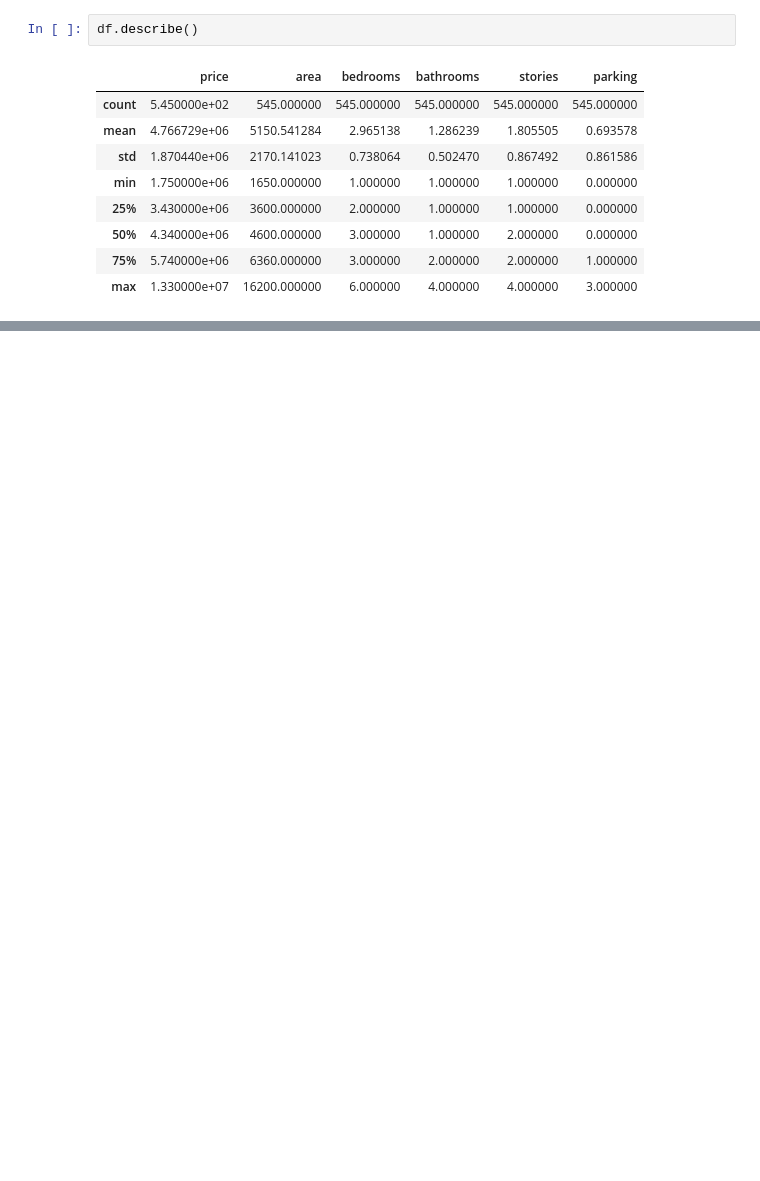
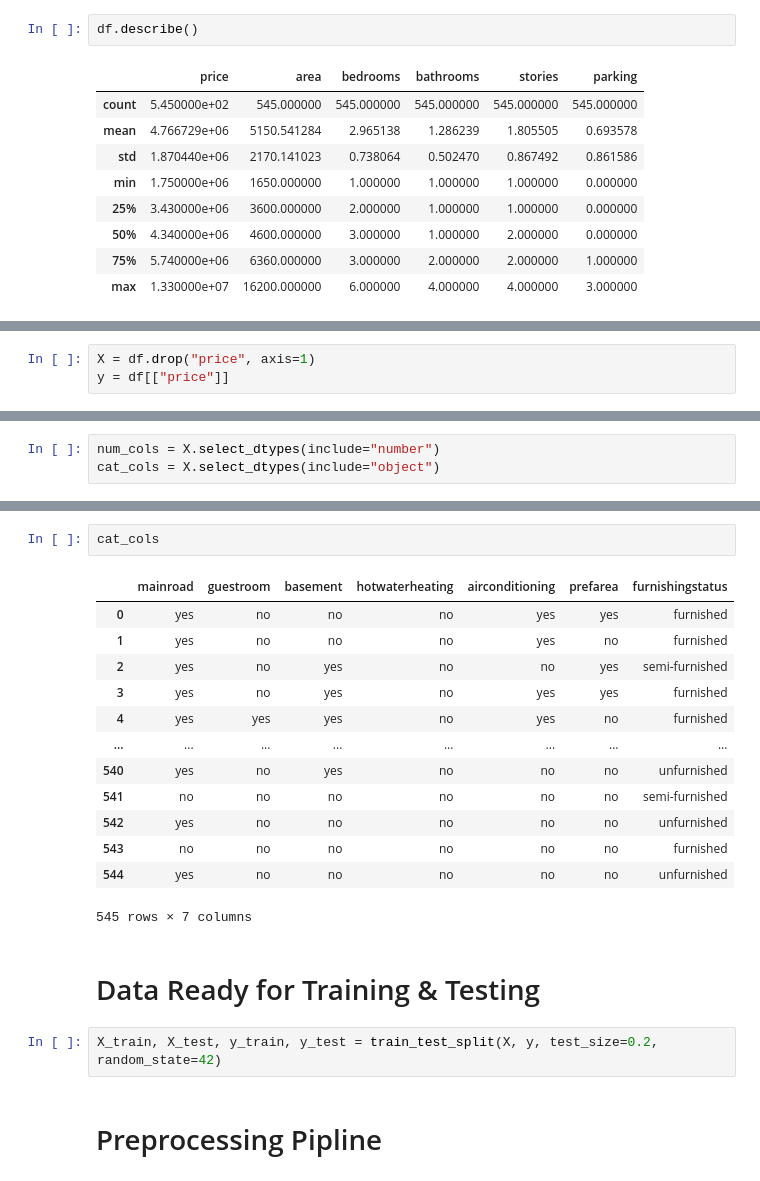
Before and after one commit to malik-tanveer/SMIT-Assigment, a Jupyter notebook: House_Price/Housing_Prices_MLpipline.ipynb, the cells around one changed output, grey strips where cells are left out. Drawn from its saved outputs; the diff is of its cells as text; blank space fills up the shorter version.

```diff
--- a/House_Price/Housing_Prices_MLpipline.ipynb
+++ b/House_Price/Housing_Prices_MLpipline.ipynb
@@ -38,0 +48,3 @@ df.describe()
+# %%
+X = df.drop("price", axis=1)
+y = df[["price"]]
@@ -38,0 +73,3 @@ df.describe()
+# %%
+num_cols = X.select_dtypes(include="number")
+cat_cols = X.select_dtypes(include="object")
@@ -38,0 +92,22 @@ df.describe()
+# %%
+cat_cols
+# %% [output]
+|  | mainroad | guestroom | basement | hotwaterheating | airconditioning | prefarea | furnishingstatus |
+| 0 | yes | no | no | no | yes | yes | furnished |
+| 1 | yes | no | no | no | yes | no | furnished |
+| 2 | yes | no | yes | no | no | yes | semi-furnished |
+| 3 | yes | no | yes | no | yes | yes | furnished |
+| 4 | yes | yes | yes | no | yes | no | furnished |
+| ... | ... | ... | ... | ... | ... | ... | ... |
+| 540 | yes | no | yes | no | no | no | unfurnished |
+| 541 | no | no | no | no | no | no | semi-furnished |
+| 542 | yes | no | no | no | no | no | unfurnished |
+| 543 | no | no | no | no | no | no | furnished |
+| 544 | yes | no | no | no | no | no | unfurnished |
+545 rows × 7 columns
+# %% [markdown]
+# Data Ready for Training & Testing
+# %%
+X_train, X_test, y_train, y_test = train_test_split(X, y, test_size=0.2, random_state=42)
+# %% [markdown]
+# Preprocessing Pipline
```
Also changed, not shown: parts of 17 cells of this notebook, 1 other file.
